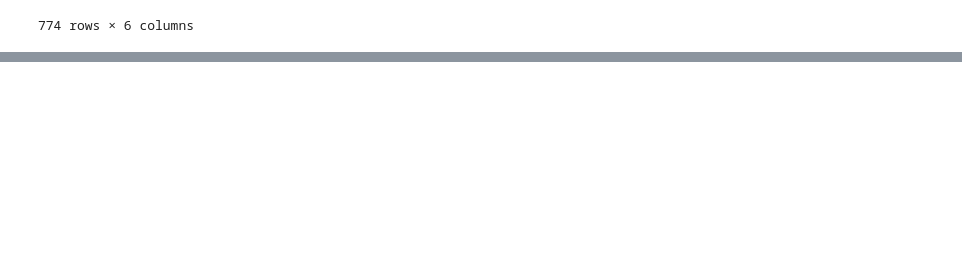
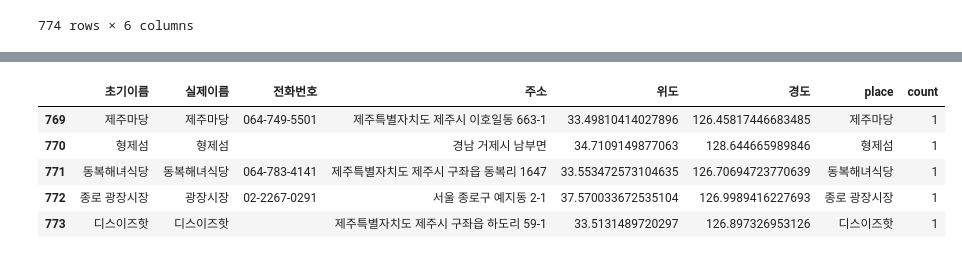
Before and after one commit to devuoon/bigdata-analysis-2024, a Jupyter notebook: day05/da12_제주도핫플레이스_시각화.ipynb, the cells around one changed output, grey strips where cells are left out. Drawn from its saved outputs; the diff is of its cells as text; code cells hidden in the pictures; blank space fills up the shorter version.

```diff
--- a/day05/da12_제주도핫플레이스_시각화.ipynb
+++ b/day05/da12_제주도핫플레이스_시각화.ipynb
@@ -203,0 +225,14 @@ dfLocationResults.to_excel('./data/3_locations.xlsx')
+# %%
+# reset_index로 place를 일반컬럼으로 변경
+dfLocCounts.reset_index(inplace=True)
+# %%
+locationData = pd.merge(left=dfLocationResults, right=dfLocCounts, how='inner', left_on='초기이름', right_on='place')
+# %%
+locationData.tail()
+# %% [output]
+|  | 초기이름 | 실제이름 | 전화번호 | 주소 | 위도 | 경도 | place | count |
+| 769 | 제주마당 | 제주마당 | 064-749-5501 | 제주특별자치도 제주시 이호일동 663-1 | 33.49810414027896 | 126.45817446683485 | 제주마당 | 1 |
+| 770 | 형제섬 | 형제섬 |  | 경남 거제시 남부면 | 34.7109149877063 | 128.644665989846 | 형제섬 | 1 |
+| 771 | 동복해녀식당 | 동복해녀식당 | 064-783-4141 | 제주특별자치도 제주시 구좌읍 동복리 1647 | 33.553472573104635 | 126.70694723770639 | 동복해녀식당 | 1 |
+| 772 | 종로 광장시장 | 광장시장 | 02-2267-0291 | 서울 종로구 예지동 2-1 | 37.570033672535104 | 126.9989416227693 | 종로 광장시장 | 1 |
+| 773 | 디스이즈핫 | 디스이즈핫 |  | 제주특별자치도 제주시 구좌읍 하도리 59-1 | 33.5131489720297 | 126.897326953126 | 디스이즈핫 | 1 |
```
Also changed, not shown: parts of 4 cells of this notebook.
